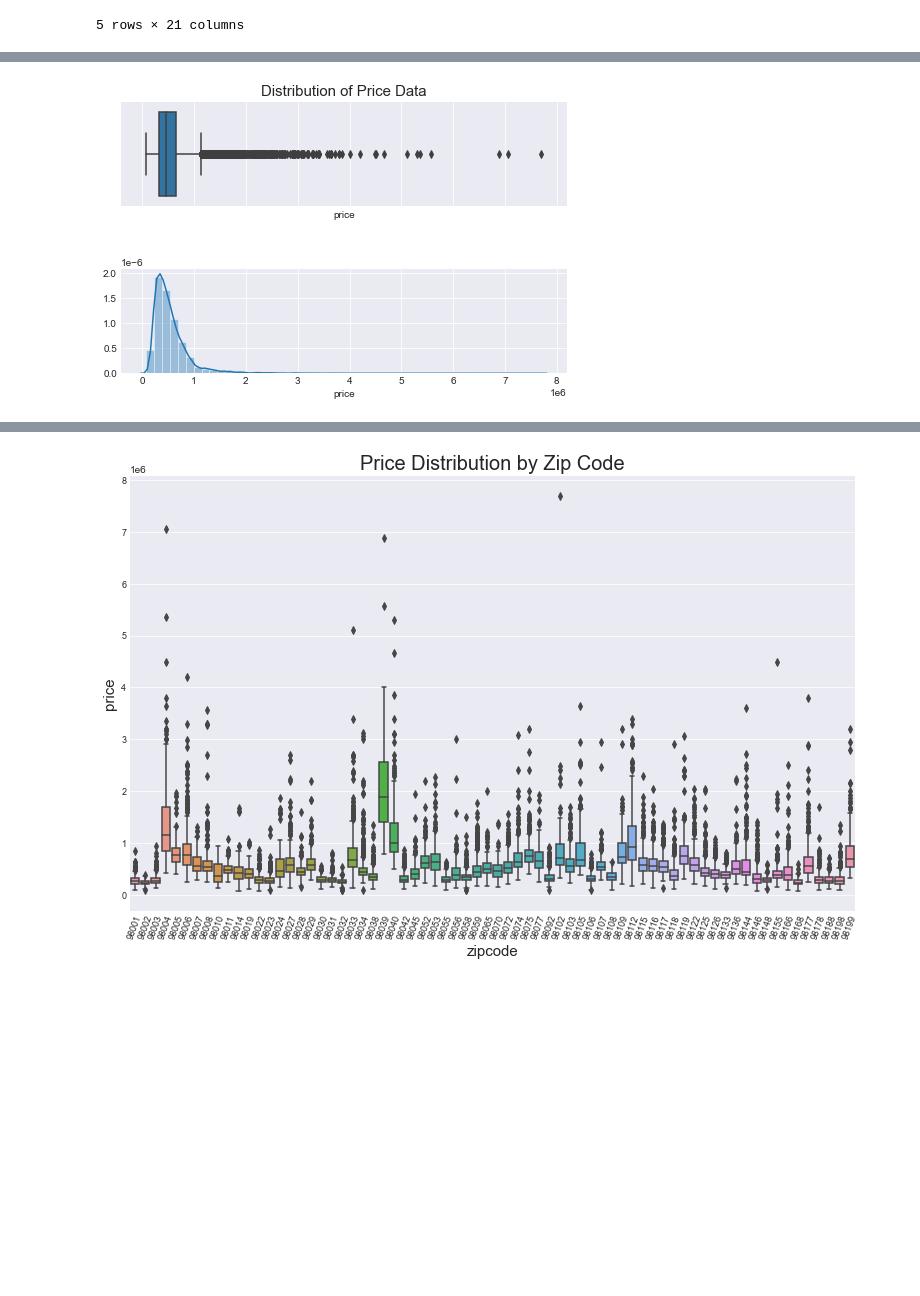
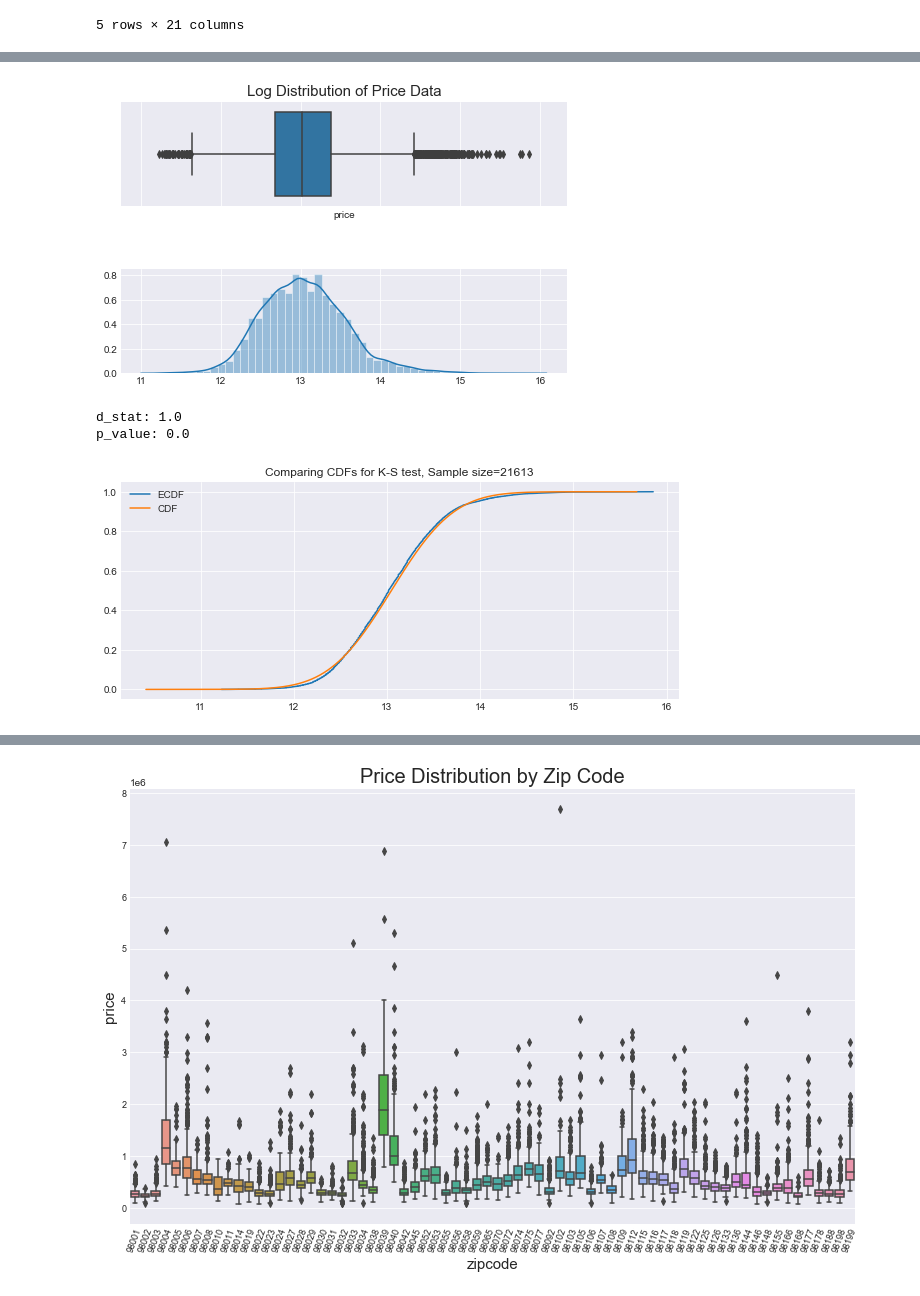
Before and after one commit to fecezar/Module-2-regression-project, a Jupyter notebook: regression_house_prices.ipynb, the cells around one changed output, grey strips where cells are left out. Saved outputs shown, nothing was run; the diff lists cells and outputs as text; code cells hidden in the pictures; blank space fills up the shorter version.

Commit message:
included new normality tests for price distribution

```diff
--- a/regression_house_prices.ipynb
+++ b/regression_house_prices.ipynb
@@ -45,18 +77,28 @@ df.head()
 # %%
-
-
 f, (ax1, ax2) = plt.subplots(2, 1, figsize=(8, 5), sharex=True)
 #plt.title('Distribution of Price Data')
 plt.subplots_adjust(hspace=0.6)
 
 
-sns.boxplot(x="price", data=df, ax=ax1)
-sns.distplot(df.price, kde=True, hist=True)
-ax1.set_title('Distribution of Price Data', fontsize=15)
+sns.boxplot(x="price", data=df[['price']].apply(np.log), ax=ax1)
+sns.distplot(df[['price']].apply(np.log), kde=True, hist=True)
+ax1.set_title('Log Distribution of Price Data', fontsize=15)
 
 plt.show()
+data = np.sort(df['price'].apply(np.log))
+
+ks_plot(data)
+
+
+# K-S test to test normality
+d_stat, p_value =  stats.kstest(data, 'norm')
+print('d_stat:', d_stat)
+print('p_value:', p_value)
 # %% [output]
-[figure, old version]
+[figure, new version]
+d_stat: 1.0
+p_value: 0.0
+[figure, added]
 # %%
 df['price/sqft'] = df['price'] / df['sqft_living']
 
```
Also changed, not shown: parts of 4 cells of this notebook.
